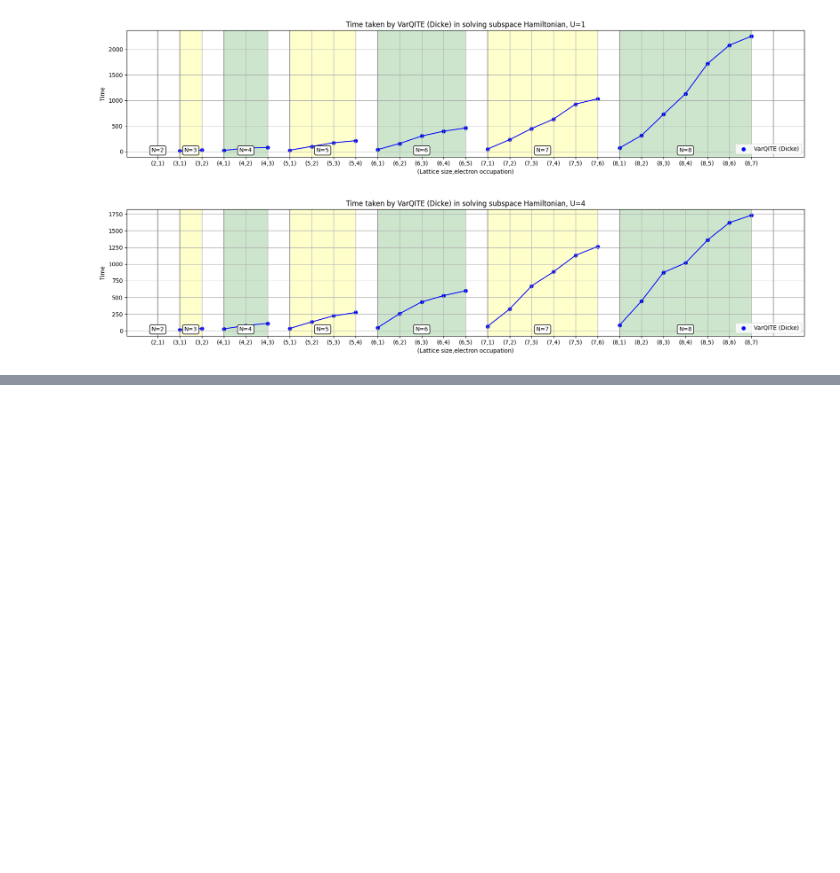
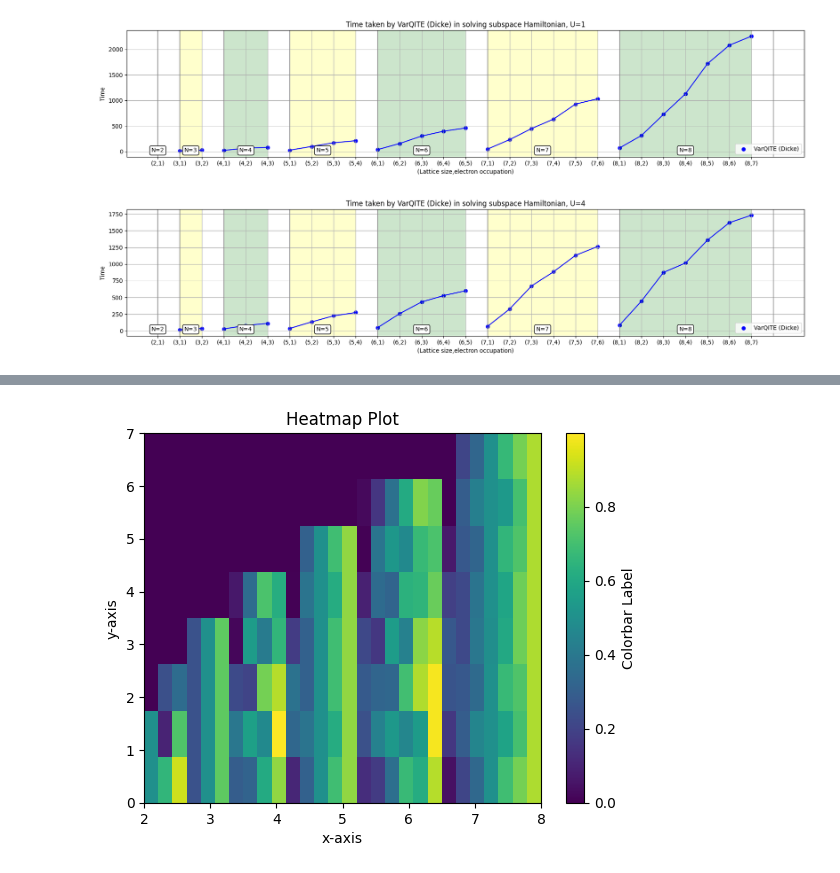
Before and after one commit to Cheshta-Joshi/hubb_sim, a Jupyter notebook: Results/dicke_all_occ_results/results_diff_U.ipynb, the cells around one changed output, grey strips where cells are left out. Saved outputs shown, nothing was run; the diff lists cells and outputs as text; code cells hidden in the pictures; blank space fills up the shorter version.

```diff
--- a/Results/dicke_all_occ_results/results_diff_U.ipynb
+++ b/Results/dicke_all_occ_results/results_diff_U.ipynb
@@ -546,0 +504,61 @@ for ind,df in enumerate(df_list) :
+# %%
+# Define your x and y axes lists
+import ast
+N=df01['N']
+n_r = []
+for num in df['N'].unique() :
+    sub_list = [1*i for i in range(1,num)]
+    n_r += sub_list
+#print(n_r)
+x = N.unique()
+#print(x,len(x))
+y = list(range(max(x)))
+#print(x,y)
+X, Y = np.meshgrid(x, y)
+Z = np.zeros((len(y),len(x)))
+#print(Z)
+
+occ_list = []
+for ind,state in enumerate(df01['state_est']) :
+    eigstate = ast.literal_eval(state)
+    occ_list.append(spinless_state_occupation(N[ind],eigstate))
+#print(occ_list)
+
+max_length = max(len(arr) for arr in occ_list)
+
+# Create a new array with the desired length
+N = 8  # Replace this with your desired length N
+new_array_list = [np.pad(arr, (0, N - len(arr)), 'constant') for arr in occ_list]
+
+# Stack the padded arrays horizontally
+Z = np.column_stack(new_array_list)
+
+#print(big_array)
+#Z = [np.round(x) for x in Z]
+
+# for x in range(max(N.unique()-1)) :
+#     #print(x)
+#     for y in range(x+2) :
+#         #print(x,y)
+#         for i in range(x+1) :
+#             print(occ_list[x+i][y])
+#             #Z[y][x] = occ_list[x+i][y]
+#     print('-----')
+#print(tabulate(Z,tablefmt='plain'))
+
+
+plt.imshow(Z, cmap='viridis', origin='lower', extent=[min(x), max(x), min(y), max(y)], aspect='auto')
+
+# Add colorbar to the right of the plot
+cbar = plt.colorbar()
+cbar.set_label('Colorbar Label')
+
+# Set labels and title
+plt.xlabel('x-axis')
+plt.ylabel('y-axis')
+plt.title('Heatmap Plot')
+#print(Z)
+# Show the plot
+plt.show()
+# %% [output]
+[figure, added]
```
Also changed, not shown: parts of 8 cells of this notebook, 16 other files.
